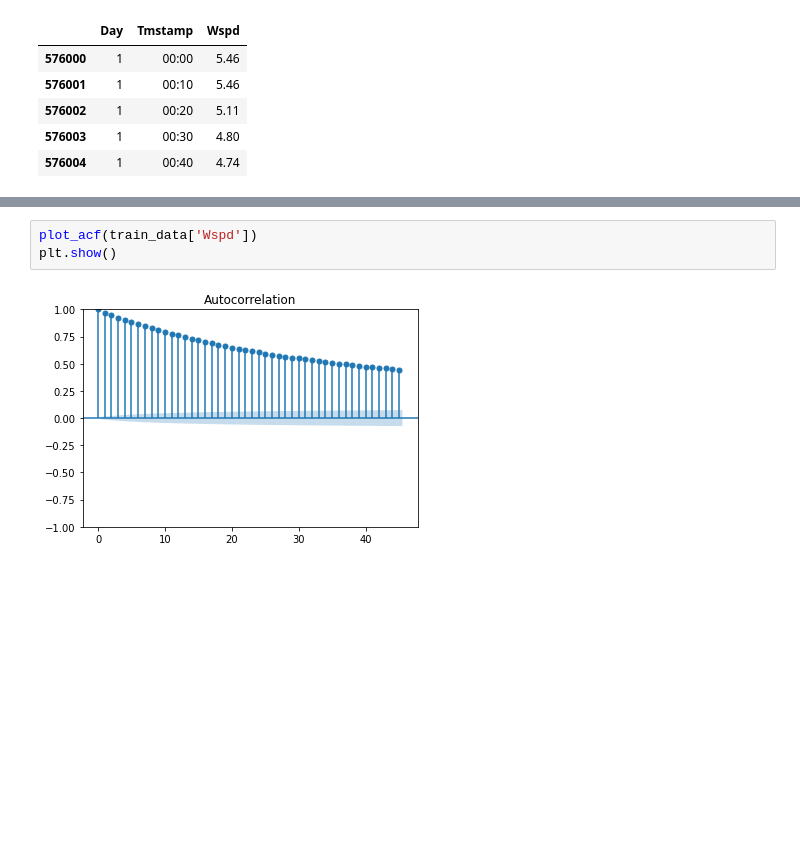
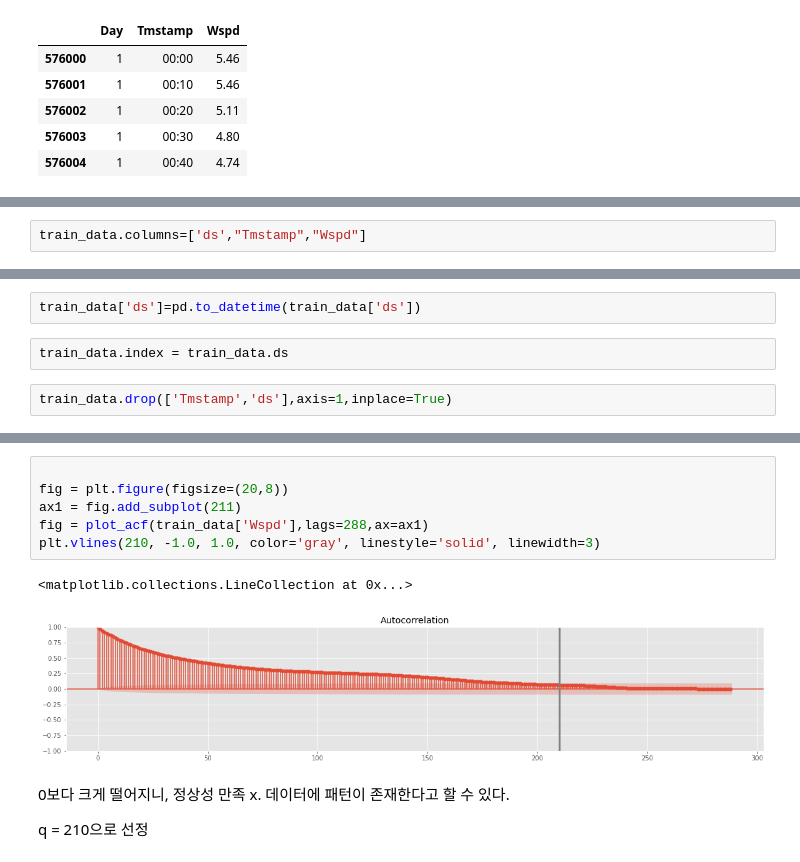
Before and after one commit to bub3690/dacon_study, a Jupyter notebook: inha_2022/Arima.ipynb, the cells around one changed output, grey strips where cells are left out. Cells and saved outputs as stored; diff of their text form; blank space fills up the shorter version.

```diff
--- a/inha_2022/Arima.ipynb
+++ b/inha_2022/Arima.ipynb
@@ -141,0 +124,2 @@ train_data.head()
+# %%
+train_data.columns=['ds',"Tmstamp","Wspd"]
@@ -141,0 +142,6 @@ train_data.head()
+# %%
+train_data['ds']=pd.to_datetime(train_data['ds'])
+# %%
+train_data.index = train_data.ds
+# %%
+train_data.drop(['Tmstamp','ds'],axis=1,inplace=True)
@@ -150,5 +224,13 @@ train_data.head()
 # %%
-plot_acf(train_data['Wspd'])
-plt.show()
+
+fig = plt.figure(figsize=(20,8))
+ax1 = fig.add_subplot(211)
+fig = plot_acf(train_data['Wspd'],lags=288,ax=ax1)
+plt.vlines(210, -1.0, 1.0, color='gray', linestyle='solid', linewidth=3)
 # %% [output]
+<matplotlib.collections.LineCollection at 0x...>
-[figure, old version]
+[figure, new version]
+# %% [markdown]
+0보다 크게 떨어지니, 정상성 만족 x.  데이터에 패턴이 존재한다고 할 수 있다.
+
+q = 210으로 선정
```
Also changed, not shown: parts of 35 cells of this notebook, 10 other files.
